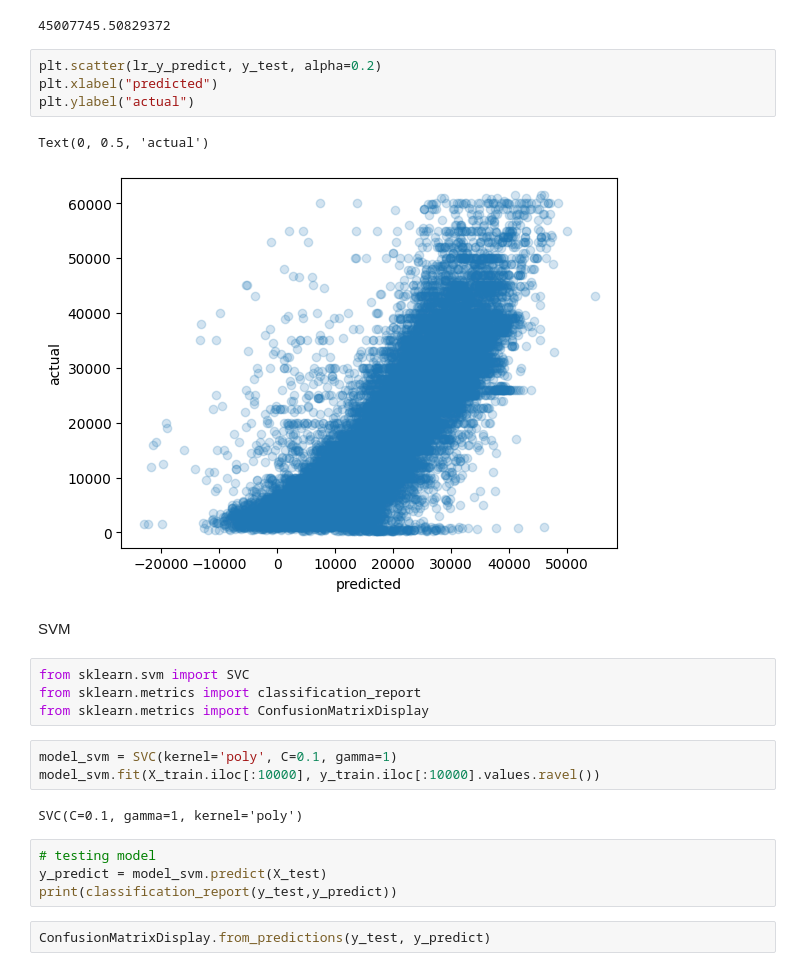
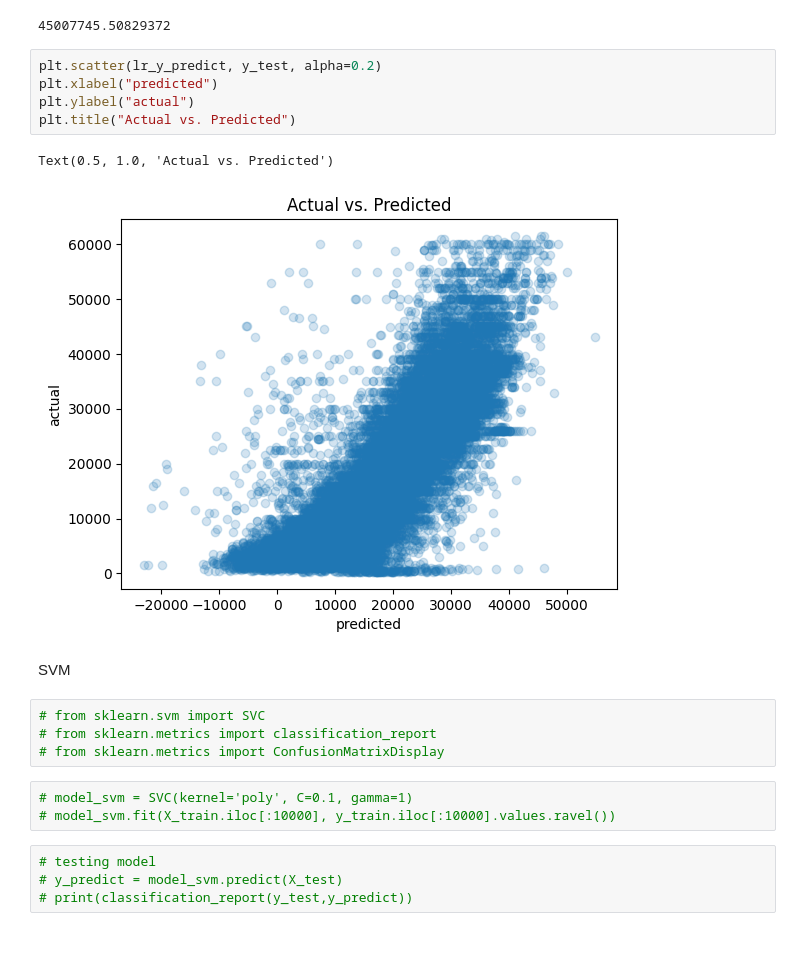
Before and after one commit to Ali7109/3401Project, a Jupyter notebook: src/CarPredictionModel.ipynb, the cells around one changed output. Drawn from its saved outputs; the diff is of its cells as text; blank space fills up the shorter version.

```diff
--- a/src/CarPredictionModel.ipynb
+++ b/src/CarPredictionModel.ipynb
@@ -270,24 +261,21 @@ lr_mse
 # %%
 plt.scatter(lr_y_predict, y_test, alpha=0.2)
 plt.xlabel("predicted")
 plt.ylabel("actual")
+plt.title("Actual vs. Predicted")
 # %% [output]
-Text(0, 0.5, 'actual')
+Text(0.5, 1.0, 'Actual vs. Predicted')
-[figure, old version]
+[figure, new version]
 # %% [markdown]
 SVM
 # %%
-from sklearn.svm import SVC
-from sklearn.metrics import classification_report
-from sklearn.metrics import ConfusionMatrixDisplay
+# from sklearn.svm import SVC
+# from sklearn.metrics import classification_report
+# from sklearn.metrics import ConfusionMatrixDisplay
 # %%
-model_svm = SVC(kernel='poly', C=0.1, gamma=1)
-model_svm.fit(X_train.iloc[:10000], y_train.iloc[:10000].values.ravel())
+# model_svm = SVC(kernel='poly', C=0.1, gamma=1)
+# model_svm.fit(X_train.iloc[:10000], y_train.iloc[:10000].values.ravel())
-# %% [output]
-SVC(C=0.1, gamma=1, kernel='poly')
 # %%
 # testing model
-y_predict = model_svm.predict(X_test)
-print(classification_report(y_test,y_predict))
+# y_predict = model_svm.predict(X_test)
+# print(classification_report(y_test,y_predict))
-# %%
-ConfusionMatrixDisplay.from_predictions(y_test, y_predict)
```
Also changed, not shown: parts of 5 cells of this notebook.
